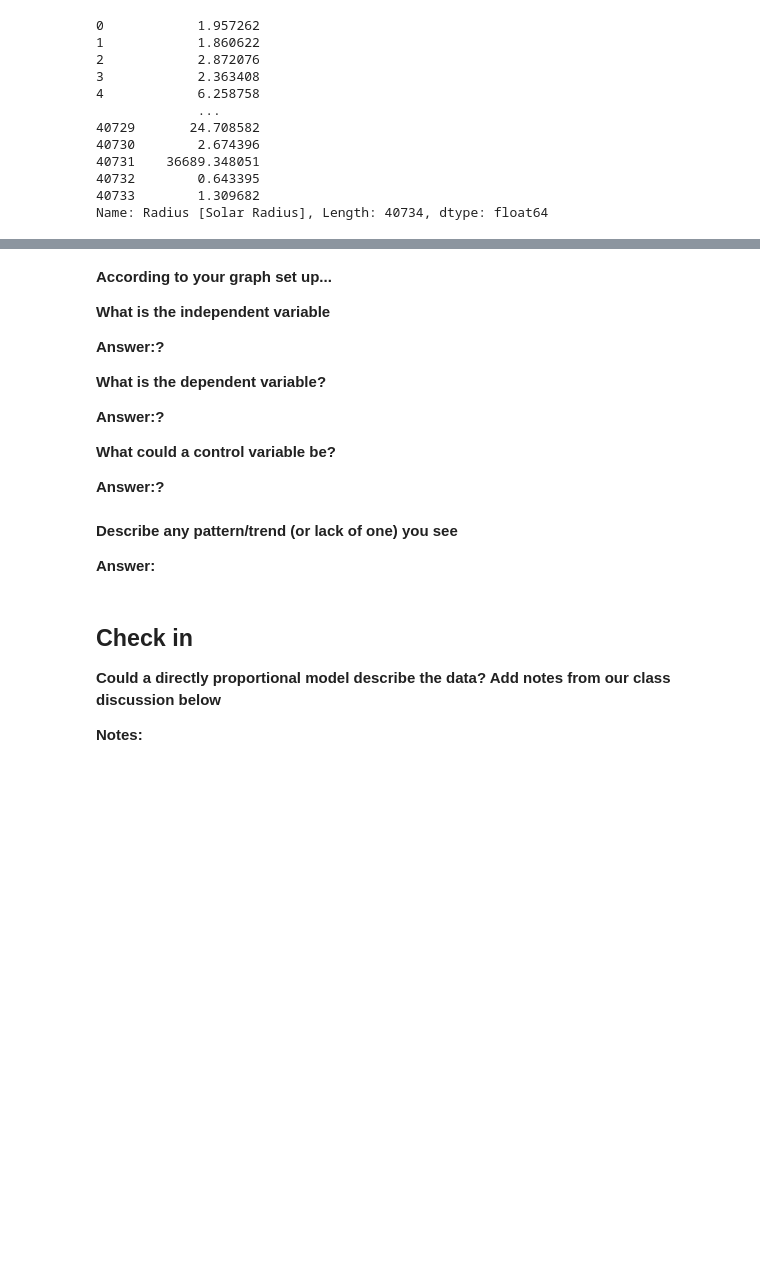
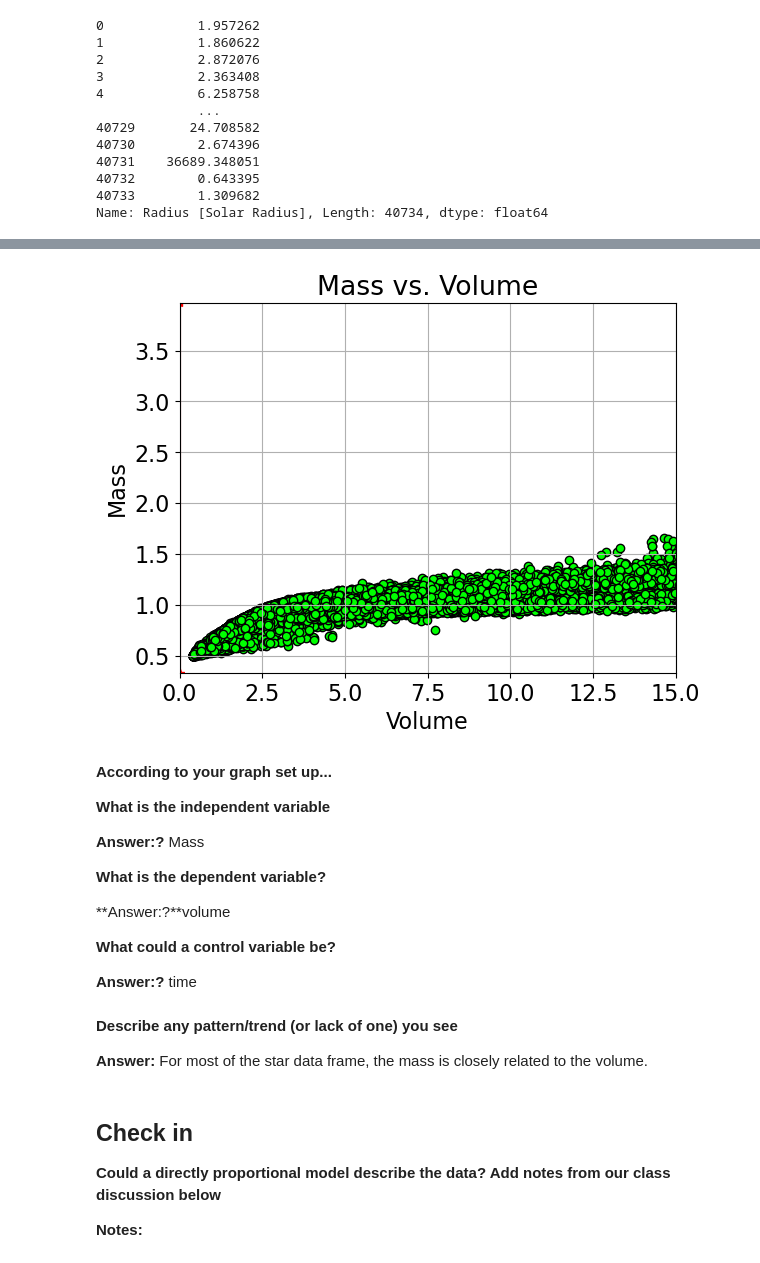
Before and after one commit to Santiago786/CFR-2025, a Jupyter notebook: Astro/Blank/1 - Stars Pt2 .ipynb, the cells around one changed output, grey strips where cells are left out. Drawn from its saved outputs; the diff is of its cells as text; code cells hidden in the pictures; blank space fills up the shorter version.

```diff
--- a/Astro/Blank/1 - Stars Pt2 .ipynb
+++ b/Astro/Blank/1 - Stars Pt2 .ipynb
@@ -222,23 +255,35 @@ matplotlib.rc('font', **{'family':'sans-serif', 'size':16})
+# %%
+plt.scatter(volume, mass, color = 'lime', edgecolor = 'black',)
+plt.title ('Mass vs. Volume')
+plt.xlabel('Volume')
+plt.ylabel('Mass')
+plt.xlim(0,15)
+plt.axvline( marker = '*', color='red', label = 'sun')
+# import our graphing package
+plt.grid(True)
+plt.show()
+# %% [output]
+[figure, added]
 # %% [markdown]
 **According to your graph set up...**
 
 **What is the independent variable**
 
-**Answer:?**
+**Answer:?** Mass
 
 
 **What is the dependent variable?**
 
-**Answer:?**
+**Answer:?**volume
 
 
 **What could a control variable be?**
 
-**Answer:?**
+**Answer:?** time
 # %% [markdown]
 **Describe any pattern/trend (or lack of one) you see**
 
-**Answer:**
+**Answer:** For most of the star data frame, the mass is closely related to the volume.
 # %% [markdown]
 ## Check in
 
```
Also changed, not shown: parts of 16 cells of this notebook, 1 other file.
